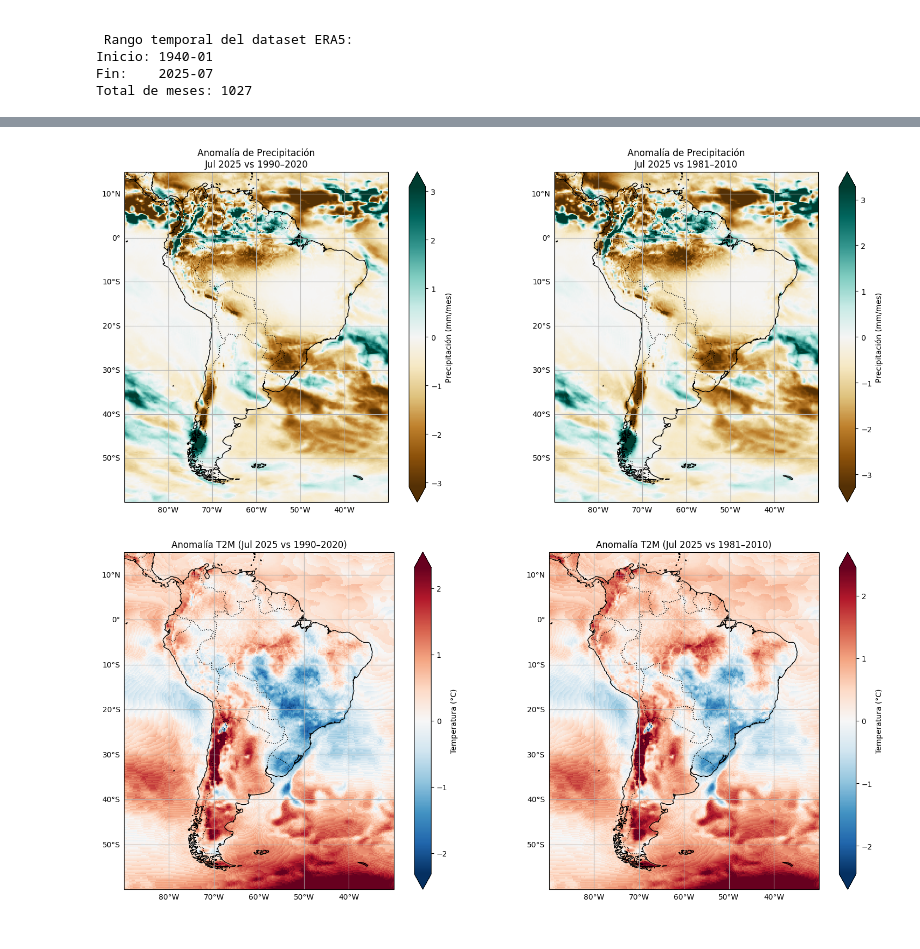
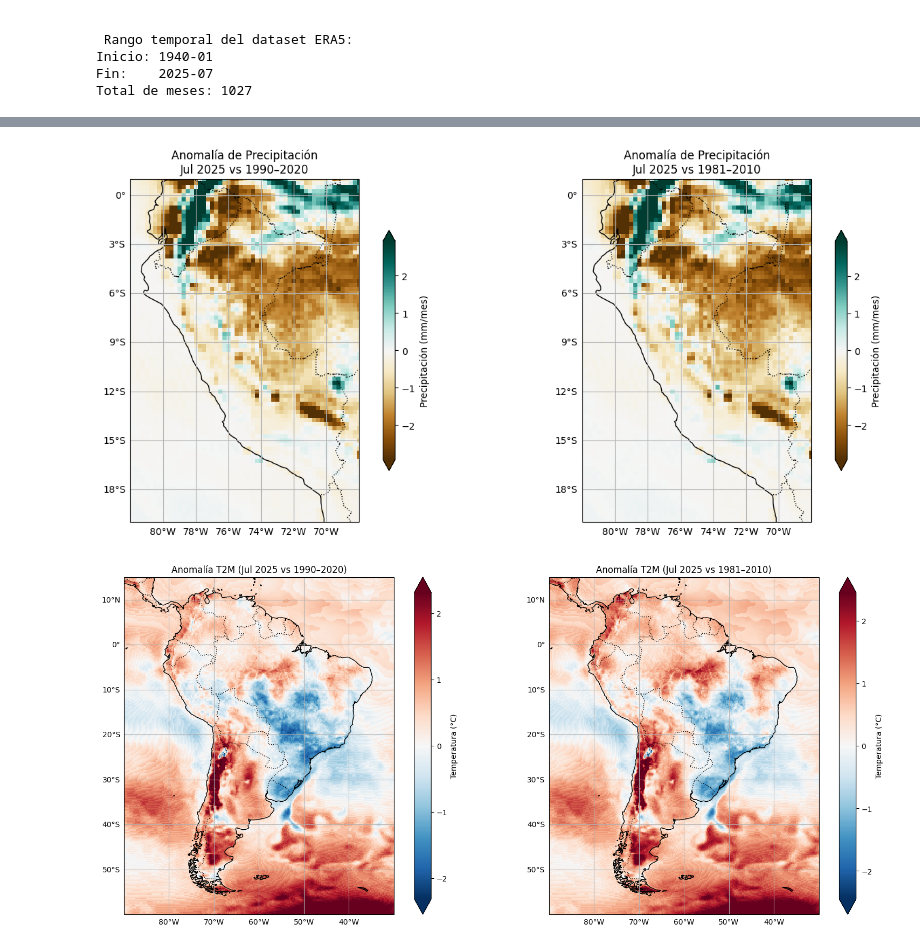
Before and after one commit to SMN-SENAMHI/MONITOREO, a Jupyter notebook: ERA5_SURFACE_MONTH.ipynb, the cells around one changed output, grey strips where cells are left out. Cells and saved outputs as stored; diff of their text form; code cells hidden in the pictures.

```diff
--- a/ERA5_SURFACE_MONTH.ipynb
+++ b/ERA5_SURFACE_MONTH.ipynb
@@ -79,7 +79,7 @@ Total de meses: 1027
 # 1. Instalar dependencias (solo en Colab)
 # ============================================
 #!apt-get install -y libproj-dev proj-data proj-bin libgeos-dev
-!pip install cartopy xarray zarr fsspec requests
+!pip install -q cartopy xarray zarr fsspec requests
 
 # ============================================
 # 2. Importar librerías
@@ -89,6 +89,8 @@ import pandas as pd
 import matplotlib.pyplot as plt
 import cartopy.crs as ccrs
 import cartopy.feature as cfeature
+import warnings
+warnings.filterwarnings("ignore", category=UserWarning)
 
 # ============================================
 # 3. Abrir dataset ERA5 (requiere token en .netrc)
@@ -108,26 +110,56 @@ ds = xr.open_dataset(
 tp = ds["tp"] * 1000  # ERA5 entrega en metros → convertir a mm
 tp.attrs["units"] = "mm/mes"
 
+# ================================================================
+# Recortes aproximados por país (lat/lon en 0–360)
+# ================================================================
 # Recorte aproximado Sudamérica
-lat_min, lat_max = -60, 15
-lon_min, lon_max = 270, 330  # (-90 a -30 en 0–360)
-tp_sa = tp.sel(latitude=slice(lat_max, lat_min), longitude=slice(lon_min, lon_max))
+#lat_min, lat_max = -60, 15
+#lon_min, lon_max = 270, 330  # (-90 a -30 en 0–360)
+
+# Perú
+lat_min, lat_max = -20, 1
+lon_min, lon_max = 278, 292   # (-82 a -68)
+
+# Colombia
+#lat_min, lat_max = -5, 13
+#lon_min, lon_max = 281, 294   # (-79 a -66)
+
+# Ecuador
+#lat_min, lat_max = -5, 2
+#lon_min, lon_max = 279, 285   # (-81 a -75)
+
+# Chile
+#lat_min, lat_max = -55, -17
+#lon_min, lon_max = 285, 293   # (-75 a -67)
+
+#Argentina
+#lat_min, lat_max = -55, -21
+#lon_min, lon_max = 287, 307   # (-73 a -53 en 0–360)
+
+# Brasil
+#lat_min, lat_max = -34, 5
+#lon_min, lon_max = 286, 326   # (-74 a -34)
+
+# Recorte del dataset
+tp_sel = tp.sel(latitude=slice(lat_max, lat_min),
+                longitude=slice(lon_min, lon_max))
 
 # ============================================
 # 5. Extraer Julio 2025
 # ============================================
-tp_202507 = tp_sa.sel(valid_time="2025-07")
+tp_202507 = tp_sel.sel(valid_time="2025-07")
 
 # ============================================
 # 6. Calcular climatologías
 # ============================================
 # 1990–2020
-clim_1990_2020 = tp_sa.sel(valid_time=slice("1990-01", "2020-12"))
+clim_1990_2020 = tp_sel.sel(valid_time=slice("1990-01", "2020-12"))
 clim_1990_2020_jul = clim_1990_2020.sel(valid_time=clim_1990_2020["valid_time"].dt.month == 7)
 clim_1990_2020_mean = clim_1990_2020_jul.mean("valid_time")
 
 # 1981–2010
-clim_1981_2010 = tp_sa.sel(valid_time=slice("1981-01", "2010-12"))
+clim_1981_2010 = tp_sel.sel(valid_time=slice("1981-01", "2010-12"))
 clim_1981_2010_jul = clim_1981_2010.sel(valid_time=clim_1981_2010["valid_time"].dt.month == 7)
 clim_1981_2010_mean = clim_1981_2010_jul.mean("valid_time")
 
@@ -140,11 +172,12 @@ anom_1981_2010 = tp_202507 - clim_1981_2010_mean
 # ============================================
 # 8. Graficar con Cartopy
 # ============================================
-fig, axes = plt.subplots(1, 2, figsize=(16, 7),
+fig, axes = plt.subplots(1, 2, figsize=(14, 6),
                          subplot_kw={"projection": ccrs.PlateCarree()})
 
 for ax in axes:
-    ax.set_extent([-90, -30, -60, 15], crs=ccrs.PlateCarree())
+    # Usar el recorte definido arriba
+    ax.set_extent([lon_min-360, lon_max-360, lat_min, lat_max], crs=ccrs.PlateCarree())
     ax.coastlines(resolution="50m")
     ax.add_feature(cfeature.BORDERS, linestyle=":")
     ax.add_feature(cfeature.LAND, facecolor="lightgray", alpha=0.4)
@@ -156,7 +189,7 @@ for ax in axes:
 anom_1990_2020.plot(
     ax=axes[0], transform=ccrs.PlateCarree(),
     cmap="BrBG", robust=True,
-    cbar_kwargs={"label": "Precipitación (mm/mes)"}
+    cbar_kwargs={"label": "Precipitación (mm/mes)", "shrink": 0.7}
 )
 axes[0].set_title("Anomalía de Precipitación\nJul 2025 vs 1990–2020")
 
@@ -164,7 +197,7 @@ axes[0].set_title("Anomalía de Precipitación\nJul 2025 vs 1990–2020")
 anom_1981_2010.plot(
     ax=axes[1], transform=ccrs.PlateCarree(),
     cmap="BrBG", robust=True,
-    cbar_kwargs={"label": "Precipitación (mm/mes)"}
+    cbar_kwargs={"label": "Precipitación (mm/mes)", "shrink": 0.7}
 )
 axes[1].set_title("Anomalía de Precipitación\nJul 2025 vs 1981–2010")
 
@@ -191,4 +207,4 @@ Successfully installed cartopy-0.25.0 crc32c-2.7.1 donfig-0.8.1.post1 numcodecs-
-[figure, old version]
+[figure, new version]
 # %%
 # ============================================
 # 1. Seleccionar temperatura a 2m (t2m) y convertir a °C
```
Also changed, not shown: parts of 1 cell of this notebook.
